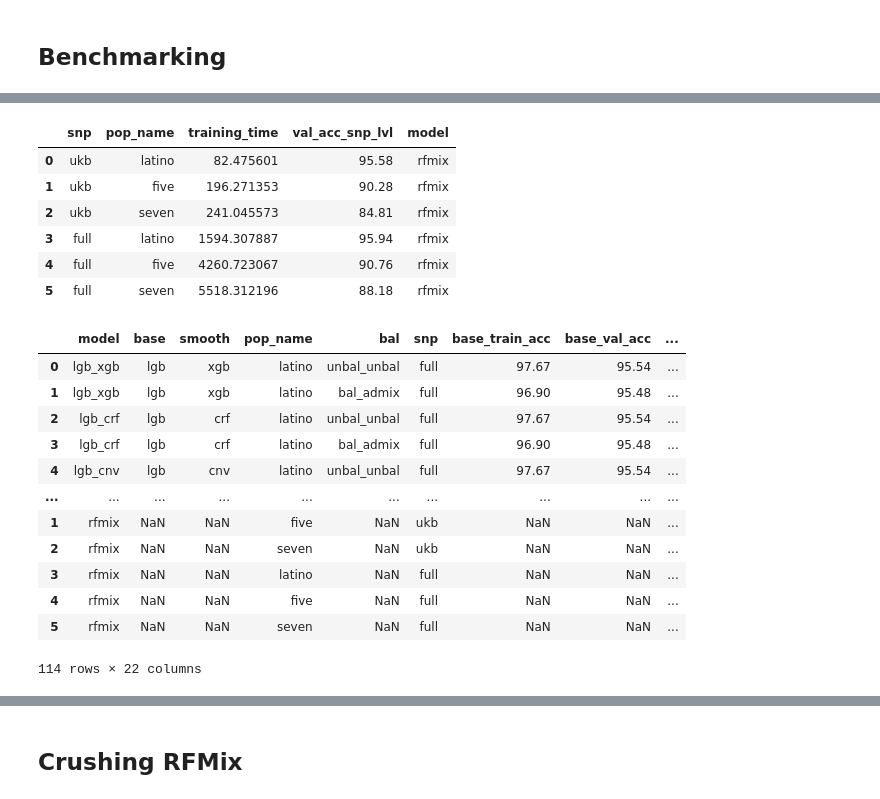
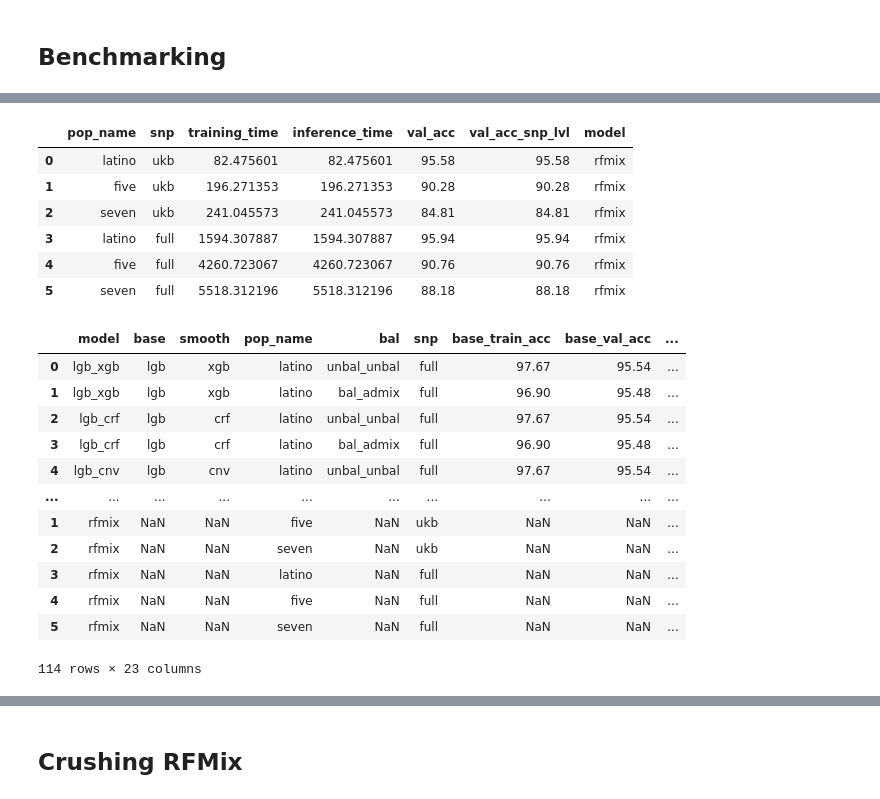
Before and after one commit to AI-sandbox/gnomix, a Jupyter notebook: benchmark/Benchmarking_eval.ipynb, the cells around one changed output, grey strips where cells are left out. Cells and saved outputs as stored; diff of their text form; code cells hidden in the pictures.

```diff
--- a/benchmark/Benchmarking_eval.ipynb
+++ b/benchmark/Benchmarking_eval.ipynb
@@ -124,7 +121,7 @@ gen_expts = {
 }
 run_bm(base, smooth, chm, gen_expts, models_exist=False, local_metric="arvindsk")
 # %%
-expt = ["model", "base","smooth","pop_name","bal","snp"]
+expt = ["model","base","smooth","pop_name","bal","snp"]
 tuples = []
 for set_name in ["full","ukb"]:
     for pop_name in ["latino","five","seven"]:
@@ -134,7 +131,7 @@ for set_name in ["full","ukb"]:
                 for bal in ["unbal_unbal","bal_admix"]:
                     metric_path = os.path.join(metrics_benchmark.format(chm,set_name,pop_name),"{}_{}_{}.benchmark".format(base,smooth,bal))
                     M = load_dict(metric_path)
-                    skip_metrics = ["gen_performance", "inference_time"] # , "val_acc_cal", "val_ll_cal"]
+                    skip_metrics = ["gen_performance"]
                     metric_names = [mkey for mkey in list(M.keys()) if mkey not in skip_metrics]
                     metrics = tuple([M[m] for m in metric_names])
                     tuples += [(base+"_"+smooth,base,smooth,pop_name,bal,set_name)+metrics]
@@ -159,0 +157,22 @@ DF_us
+# %%
+expt = ["model","base","smooth","pop_name","bal","snp"]
+tuples = []
+for set_name in ["ukb"]:
+    for pop_name in ["seven"]:
+        data_path = datasets_benchmark.format(chm,set_name,pop_name)
+        for base in ["svm_random_string_kernel"]:
+            for smooth in ["xgb"]:
+                for bal in ["unbal_unbal"]:
+                    metric_path = os.path.join(metrics_benchmark.format(chm,set_name,pop_name),"{}_{}_{}.benchmark".format(base,smooth,bal))
+                    print(metric_path)
+                    M = load_dict(metric_path)
+                    skip_metrics = ["gen_performance"]
+                    metric_names = [mkey for mkey in list(M.keys()) if mkey not in skip_metrics]
+                    metrics = tuple([M[m] for m in metric_names])
+                    tuples += [(base+"_"+smooth,base,smooth,pop_name,bal,set_name)+metrics]
+
+print(metric_names)
+DF_only_str = pd.DataFrame(tuples, columns=expt+metric_names)
+DF_str = DF_only_str.append(DF_us)
+DF_str = DF_str[ (DF_str.bal == "unbal_unbal") & (DF_str.snp == "ukb") & (DF_str.pop_name == "seven")]
+DF_str[["model", "val_acc"]]
@@ -160,28 +223,34 @@ DF_us
 # %%
 M_rfmix = load_dict("/home/arvindsk/xgmix_expts/benchmark_data/rfmix/metrics.pkl")
 chm = "20"
 M_rfmix = M_rfmix[chm]
 
-D = {"snp": [], "pop_name": [], "training_time": [], "val_acc_snp_lvl": []}
+D = {
+    "pop_name": [] ,"snp": [],
+    "training_time": [], "inference_time": [],
+    "val_acc": [], "val_acc_snp_lvl": []
+}
 for m in list(M_rfmix.keys()):
     snp, pop_name = m.split("_")
     training_time = M_rfmix[m]["runtime"]
     val_acc = M_rfmix[m]["val_acc"]
     D["model"] = "rfmix"
     D["snp"].append(snp)
     D["pop_name"].append(pop_name)
     D["training_time"].append(training_time)
+    D["inference_time"].append(training_time)
+    D["val_acc"].append(val_acc)
     D["val_acc_snp_lvl"].append(val_acc)
 DF_rfmix = pd.DataFrame(D)
 DF_rfmix
 # %% [output]
-|  | snp | pop_name | training_time | val_acc_snp_lvl | model |
-| 0 | ukb | latino | 82.475601 | 95.58 | rfmix |
-| 1 | ukb | five | 196.271353 | 90.28 | rfmix |
-| 2 | ukb | seven | 241.045573 | 84.81 | rfmix |
-| 3 | full | latino | 1594.307887 | 95.94 | rfmix |
-| 4 | full | five | 4260.723067 | 90.76 | rfmix |
-| 5 | full | seven | 5518.312196 | 88.18 | rfmix |
+|  | pop_name | snp | training_time | inference_time | val_acc | val_acc_snp_lvl | model |
+| 0 | latino | ukb | 82.475601 | 82.475601 | 95.58 | 95.58 | rfmix |
+| 1 | five | ukb | 196.271353 | 196.271353 | 90.28 | 90.28 | rfmix |
+| 2 | seven | ukb | 241.045573 | 241.045573 | 84.81 | 84.81 | rfmix |
+| 3 | latino | full | 1594.307887 | 1594.307887 | 95.94 | 95.94 | rfmix |
+| 4 | five | full | 4260.723067 | 4260.723067 | 90.76 | 90.76 | rfmix |
+| 5 | seven | full | 5518.312196 | 5518.312196 | 88.18 | 88.18 | rfmix |
 # %%
 DF = DF_us.append(DF_rfmix)
 DF
@@ -198,4 +267,4 @@ DF
 | 3 | rfmix | NaN | NaN | latino | NaN | full | NaN | NaN | ... |
 | 4 | rfmix | NaN | NaN | five | NaN | full | NaN | NaN | ... |
 | 5 | rfmix | NaN | NaN | seven | NaN | full | NaN | NaN | ... |
-114 rows × 22 columns
+114 rows × 23 columns
```
Also changed, not shown: parts of 40 cells of this notebook, 2 other files.
